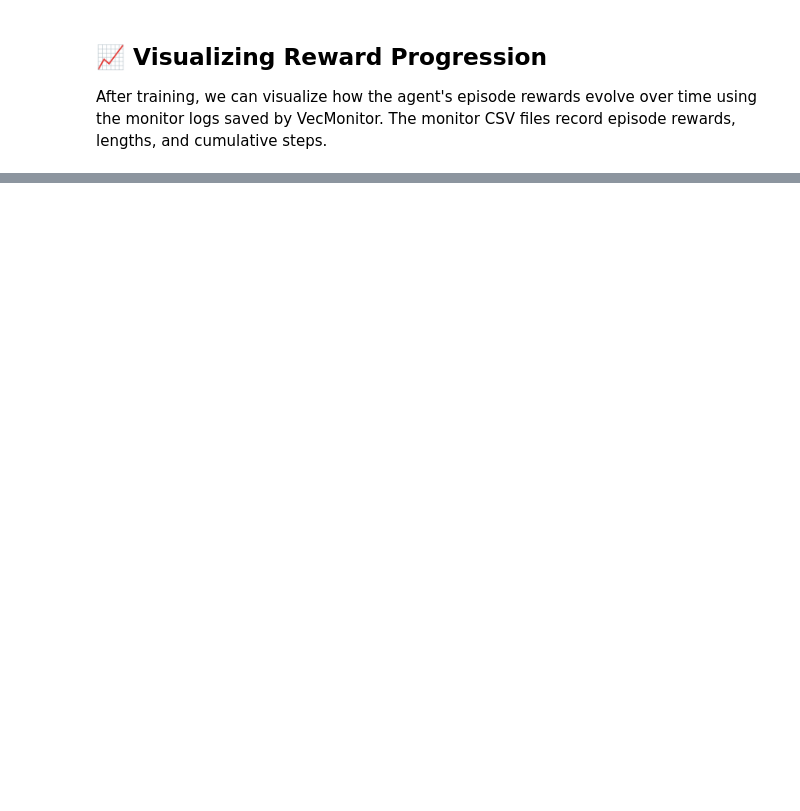
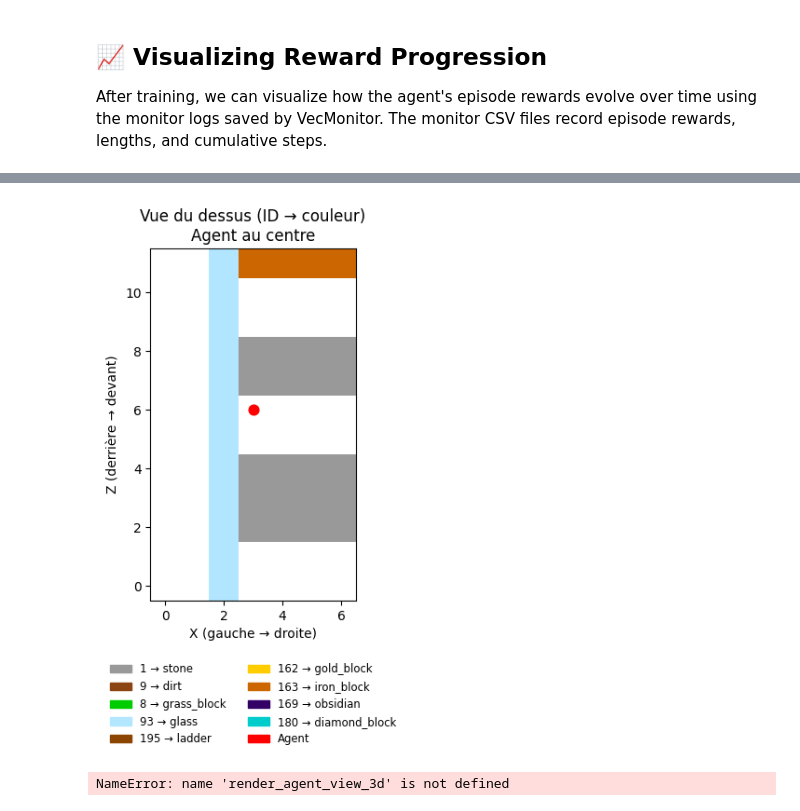
Before and after one commit to Kaldah/Projet-Apprentissage, a Jupyter notebook: Projet_apprentissage.ipynb, the cells around one changed output, grey strips where cells are left out. Drawn from its saved outputs; the diff is of its cells as text; code cells hidden in the pictures; blank space fills up the shorter version.

```diff
--- a/Projet_apprentissage.ipynb
+++ b/Projet_apprentissage.ipynb
@@ -690,7 +983,7 @@ def wait_for_bot_connection(host, port, username, retry_interval=1.0, timeout=30
 ## Pre-spawn all the bots
 # %%
 LOG_DIR = "./RL_logs/"
-NUM_ENVS = 2
+NUM_ENVS = 1
 def spawn_bots(n, host, port, timeout=120):
     bots = []
     for i in range(n):
@@ -746,6 +1039,10 @@ jump_train_id = 0
 n_steps = 512
 print_freq = n_steps
 total_steps = n_steps * 1000
+# pour tests
+
+n_steps = 64
+total_steps = n_steps * 2
 save_freq = n_steps
 
 def make_env(idx):
@@ -855,0 +1163,13 @@ plt.show()
+# %%
+env = vec_env.envs[0]
+# 1) Téléportation au départ
+env.teleport_to_start()
+
+# 1) Vue 2D “top-down”
+plot_agent_topdown(env, color_by_id=True)
+
+# 3) Vue 3D “depuis le dessous” (azim=45°, elev négative)
+render_agent_view_3d(env, azim=45, elev=-30, flip_Z=True)
+# %% [output]
+[figure, added]
+NameError: name 'render_agent_view_3d' is not defined
```
Also changed, not shown: parts of 12 cells of this notebook.
